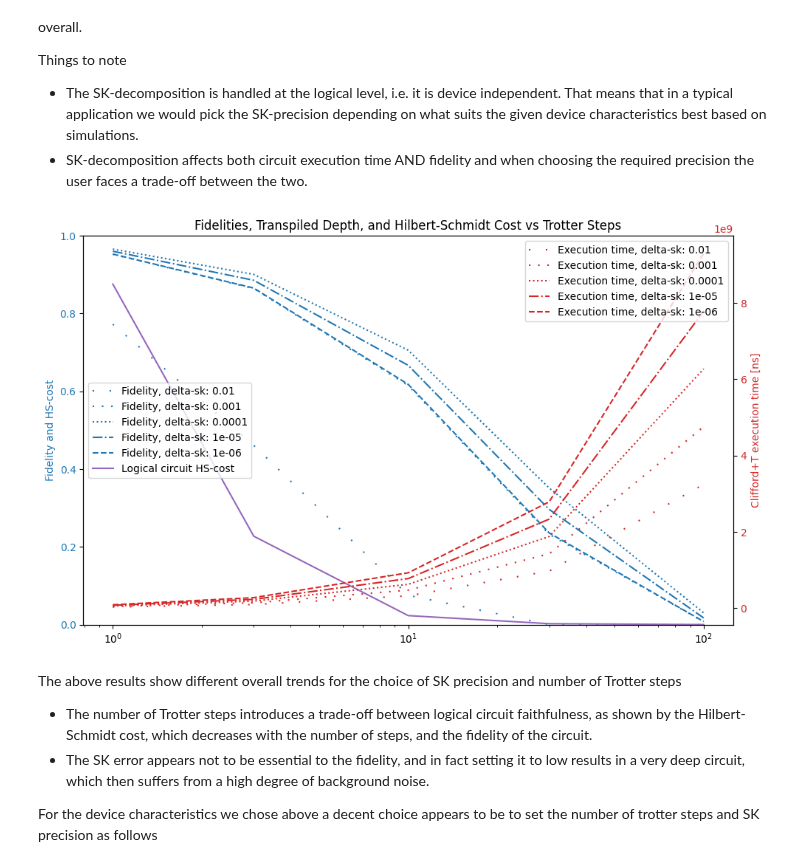
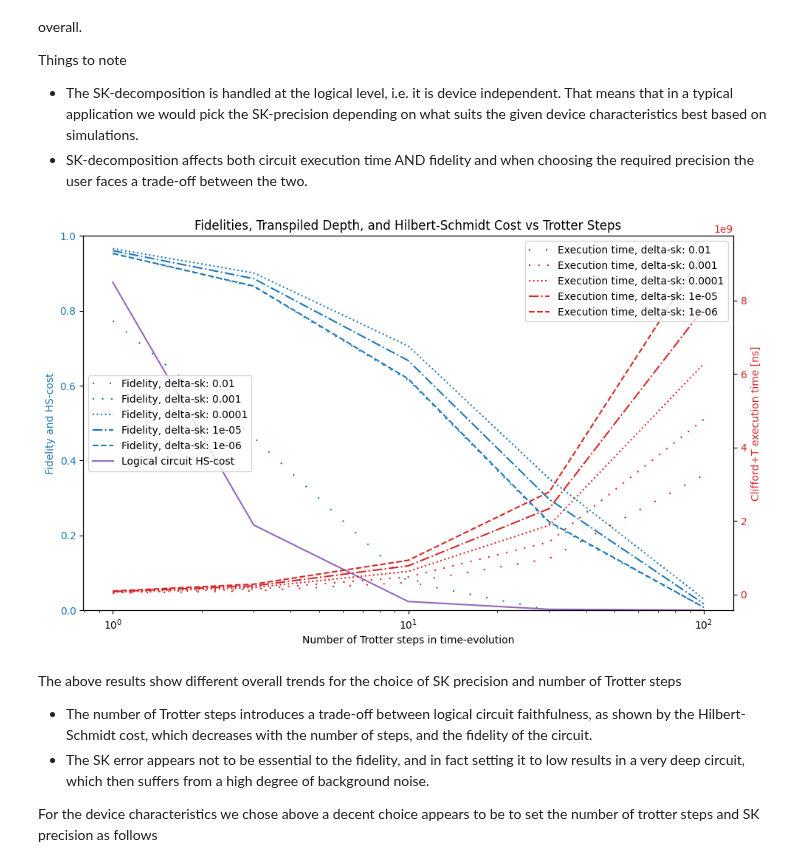
Before and after one commit to QunaSys/quri-parts, a Jupyter notebook: quri_sdk_notebooks/examples/0_quri-algo-vm/4_surface_code/4_surface_code.ipynb, the cells around one changed output. Drawn from its saved outputs; the diff is of its cells as text; code cells hidden in the pictures.

```diff
--- a/quri_sdk_notebooks/examples/0_quri-algo-vm/4_surface_code/4_surface_code.ipynb
+++ b/quri_sdk_notebooks/examples/0_quri-algo-vm/4_surface_code/4_surface_code.ipynb
@@ -159,34 +159,35 @@ linestyles = {
     0: '-',
     -2: (0, (1, 10)),
     -3: (0, (1, 5)),
     -4: ':',
     -5: '-.',
     -6: '--',
 }
 
 ax1.set_ylabel('Fidelity and HS-cost', color=color)
+ax1.set_xlabel('Number of Trotter steps in time-evolution')
 for e in SK_EXPONENTS:
     ax1.plot(TROTTER_STEPS, [fidelity[e] for fidelity in fidelities], label=f'Fidelity, delta-sk: {10**e}', color=color, linestyle=linestyles[e])
 ax1.semilogx(TROTTER_STEPS, [hs.value.real for hs in hs_cost], label=f'Logical circuit HS-cost', color='tab:purple', linestyle='-')
 ax1.tick_params(axis='y', labelcolor=color)
 ax1.set_ybound(0.0, 1.0)
 ax1.legend(loc='center left')
 
 color = 'tab:red'
 ax2 = ax1.twinx()
 ax2.set_xlabel('Number of Trotter Steps')
 ax2.set_ylabel('Clifford+T execution time [ns]', color=color)
 for e in SK_EXPONENTS:
     ax2.semilogx(TROTTER_STEPS, [depth[e].value for depth in execution_time], label=f'Execution time, delta-sk: {10**e}', color=color, linestyle=linestyles[e])
 ax2.tick_params(axis='y', labelcolor=color)
 ax2.legend(loc='upper right')
 
 fig.set_size_inches(10, 6)
 fig.tight_layout()
 plt.title('Fidelities, Transpiled Depth, and Hilbert-Schmidt Cost vs Trotter Steps')
 plt.show()
 # %% [output]
-[figure, old version]
+[figure, new version]
 # %% [markdown]
 The above results show different overall trends for the choice of SK precision and number of Trotter steps
 
```
Also changed, not shown: parts of 2 cells of this notebook.
